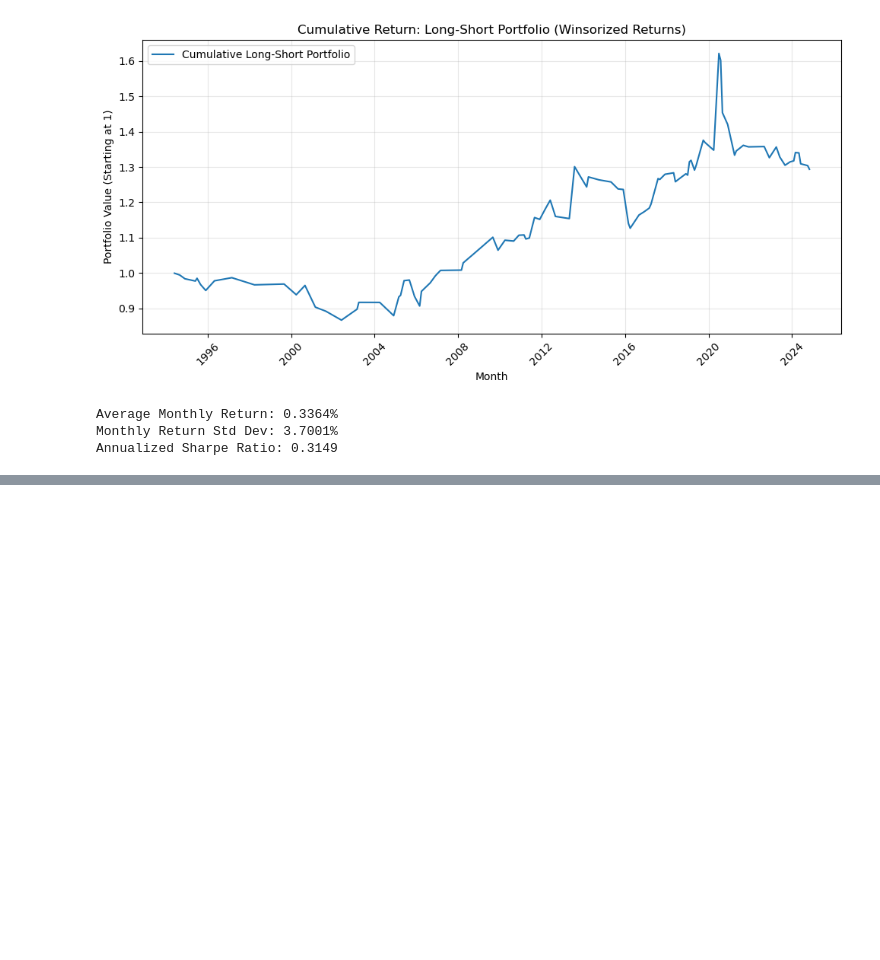
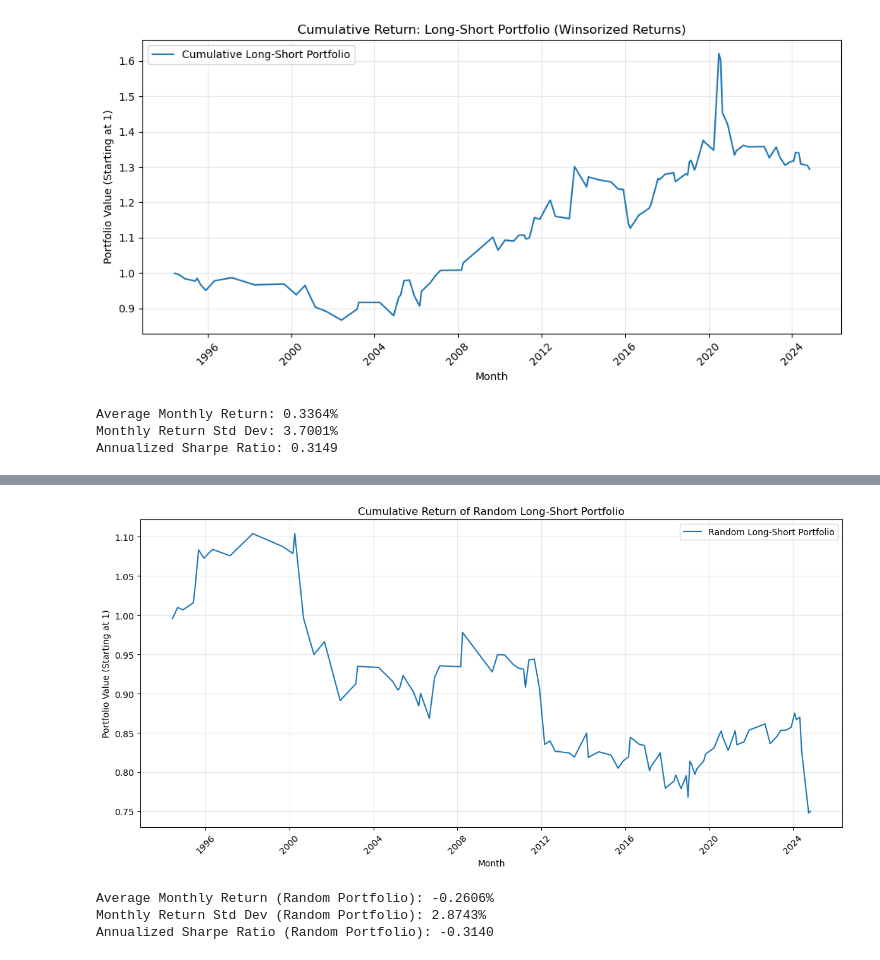
Before and after one commit to ank225git/lazy-prices_replication, a Jupyter notebook: code/portfolio_construction_winsorized.ipynb, the cells around one changed output, grey strips where cells are left out. Cells and saved outputs as stored; diff of their text form; code cells hidden in the pictures; blank space fills up the shorter version.

Commit message:
made random portfolio simulation

```diff
--- a/code/portfolio_construction_winsorized.ipynb
+++ b/code/portfolio_construction_winsorized.ipynb
@@ -184,0 +216,64 @@ Annualized Sharpe Ratio: 0.3149
+# %%
+import numpy as np
+import pandas as pd
+import matplotlib.pyplot as plt
+
+# Assume df is already loaded and cleaned (no missing 'ret', no small months)
+
+# Group by month and randomly assign 20% long and 20% short
+random_portfolio_rets = []
+
+for month, group in df.groupby('month'):
+    group = group.sample(frac=1)  # Shuffle to randomize
+
+    n = len(group)
+    n_20 = n // 5  # 20%
+
+    long_group = group.iloc[:n_20]
+    short_group = group.iloc[-n_20:]
+
+    long_ret = long_group['ret'].mean()
+    short_ret = short_group['ret'].mean()
+
+    long_short_return = long_ret - short_ret
+
+    random_portfolio_rets.append({'month': month, 'random_long_short_return': long_short_return})
+
+# Convert to DataFrame
+random_portfolio_df = pd.DataFrame(random_portfolio_rets)
+
+# Sort by month
+random_portfolio_df = random_portfolio_df.sort_values('month')
+
+# Compute cumulative return
+random_portfolio_df['random_return_decimal'] = random_portfolio_df['random_long_short_return'] / 100
+random_portfolio_df['cum_random_portfolio'] = (1 + random_portfolio_df['random_return_decimal']).cumprod()
+
+# Plot
+plt.figure(figsize=(12,6))
+plt.plot(random_portfolio_df['month'], random_portfolio_df['cum_random_portfolio'], label='Random Long-Short Portfolio')
+plt.xlabel('Month')
+plt.ylabel('Portfolio Value (Starting at 1)')
+plt.title('Cumulative Return of Random Long-Short Portfolio')
+plt.legend()
+plt.grid(alpha=0.3)
+plt.xticks(rotation=45)
+plt.tight_layout()
+plt.show()
+
+# Performance Metrics for Random Portfolio
+
+mean_monthly_return = random_portfolio_df['random_long_short_return'].mean()
+std_monthly_return = random_portfolio_df['random_long_short_return'].std()
+
+# Sharpe ratio (annualized, assume 12 months)
+sharpe_ratio = (mean_monthly_return / std_monthly_return) * np.sqrt(12)
+
+print(f"Average Monthly Return (Random Portfolio): {mean_monthly_return:.4f}%")
+print(f"Monthly Return Std Dev (Random Portfolio): {std_monthly_return:.4f}%")
+print(f"Annualized Sharpe Ratio (Random Portfolio): {sharpe_ratio:.4f}")
+# %% [output]
+[figure, added]
+Average Monthly Return (Random Portfolio): -0.2606%
+Monthly Return Std Dev (Random Portfolio): 2.8743%
+Annualized Sharpe Ratio (Random Portfolio): -0.3140
```
Also changed, not shown: parts of 6 cells of this notebook, 1 other file.
